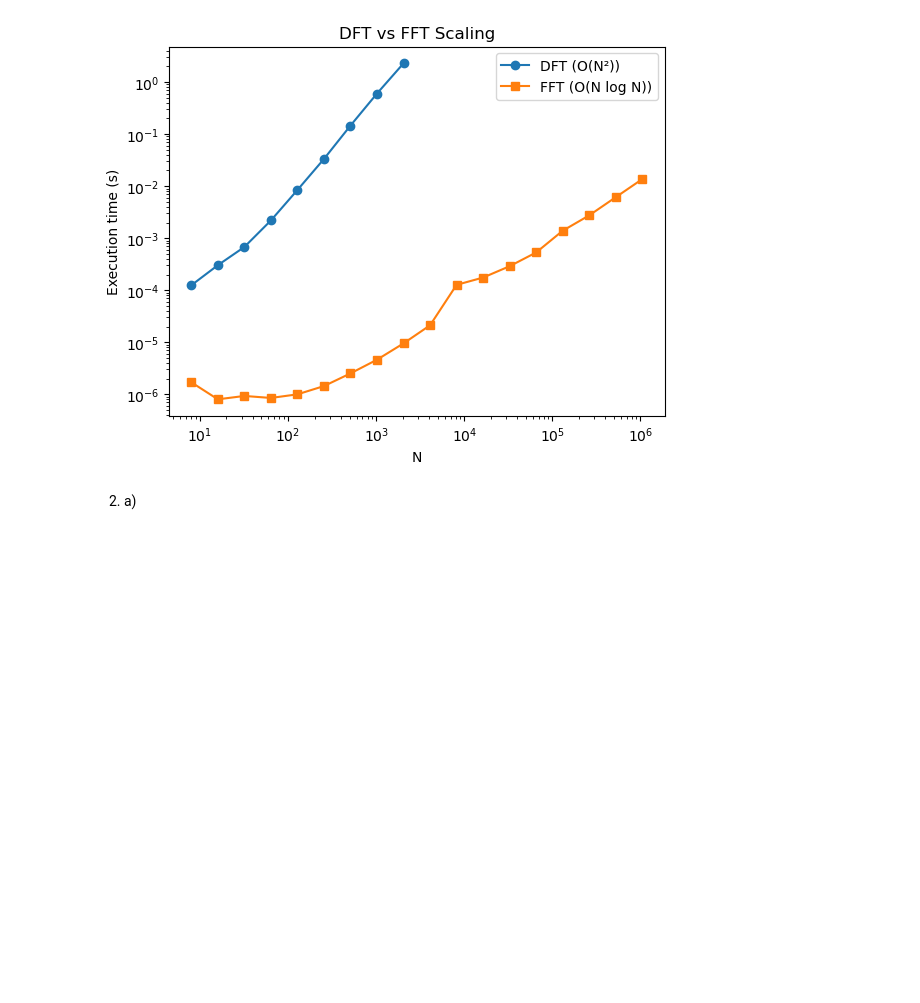
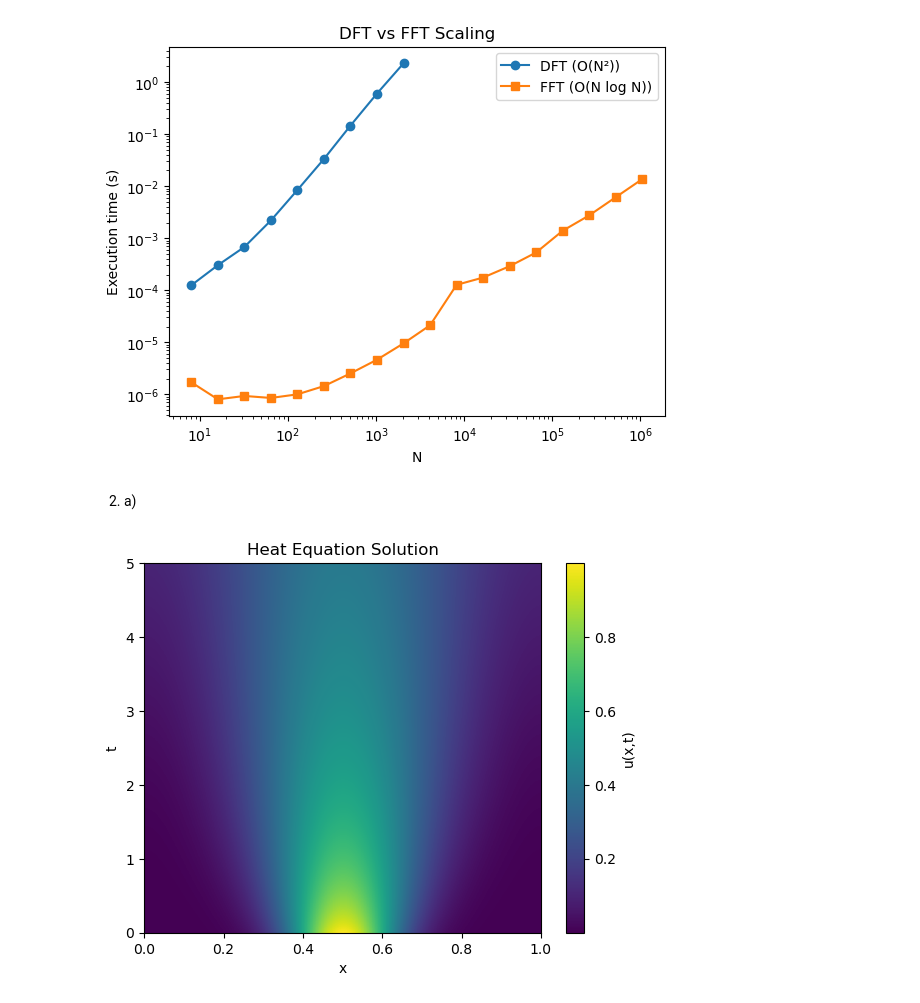
Before and after one commit to julia-brouwer1/HW-5, a Jupyter notebook: HW_5.ipynb, the cells around one changed output. Drawn from its saved outputs; the diff is of its cells as text; code cells hidden in the pictures; blank space fills up the shorter version.

Commit message:
Finished problem 2a). Accidentally somehow made two copies of HW_5??? So I had to copy everything from that notebook to this one.

```diff
--- a/HW_5.ipynb
+++ b/HW_5.ipynb
@@ -127,4 +127,34 @@ k = 2 * np.pi * np.fft.fftfreq(N, d = dx)
 u0 = np.exp(-50 * (x - 0.5) ** 2)
 u_hat = DFT(u0)
 # %%
-u_hat
+u_hat_t = u_hat.copy()
+
+u_xt = []
+total_heat = []
+
+for _ in range(steps):
+    u_hat_t = u_hat_t * np.exp(-alpha * k**2 * dt)
+
+
+    u = np.fft.ifft(u_hat_t).real
+    u_xt.append(u)
+
+    # Total heat (integral)
+    total_heat.append(np.sum(u) * dx)
+
+u_xt = np.array(u_xt)
+# %%
+plt.figure()
+plt.imshow(
+    u_xt,
+    extent=[0, 1, 0, T],
+    aspect='auto',
+    origin='lower'
+)
+plt.colorbar(label="u(x,t)")
+plt.xlabel("x")
+plt.ylabel("t")
+plt.title("Heat Equation Solution")
+plt.show()
+# %% [output]
+[figure, added]
```
Also changed, not shown: parts of 1 cell of this notebook.
